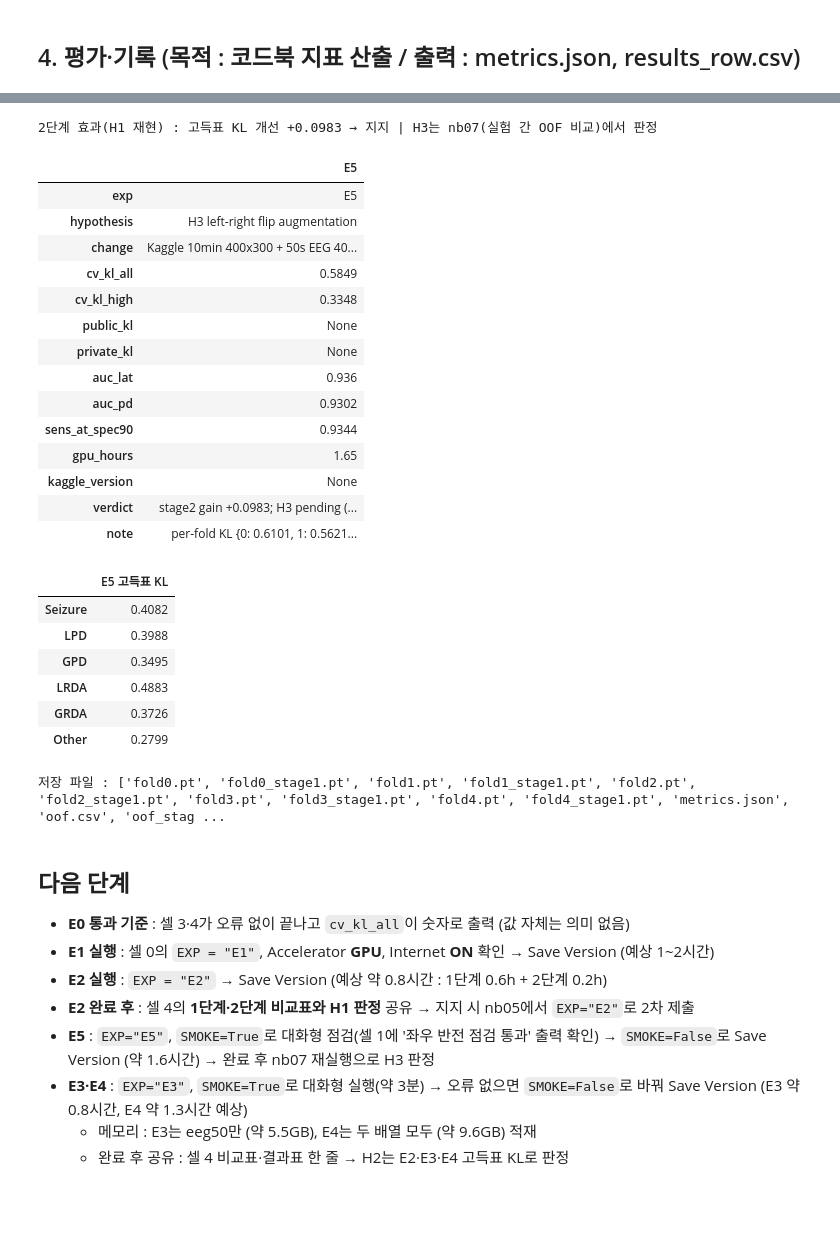
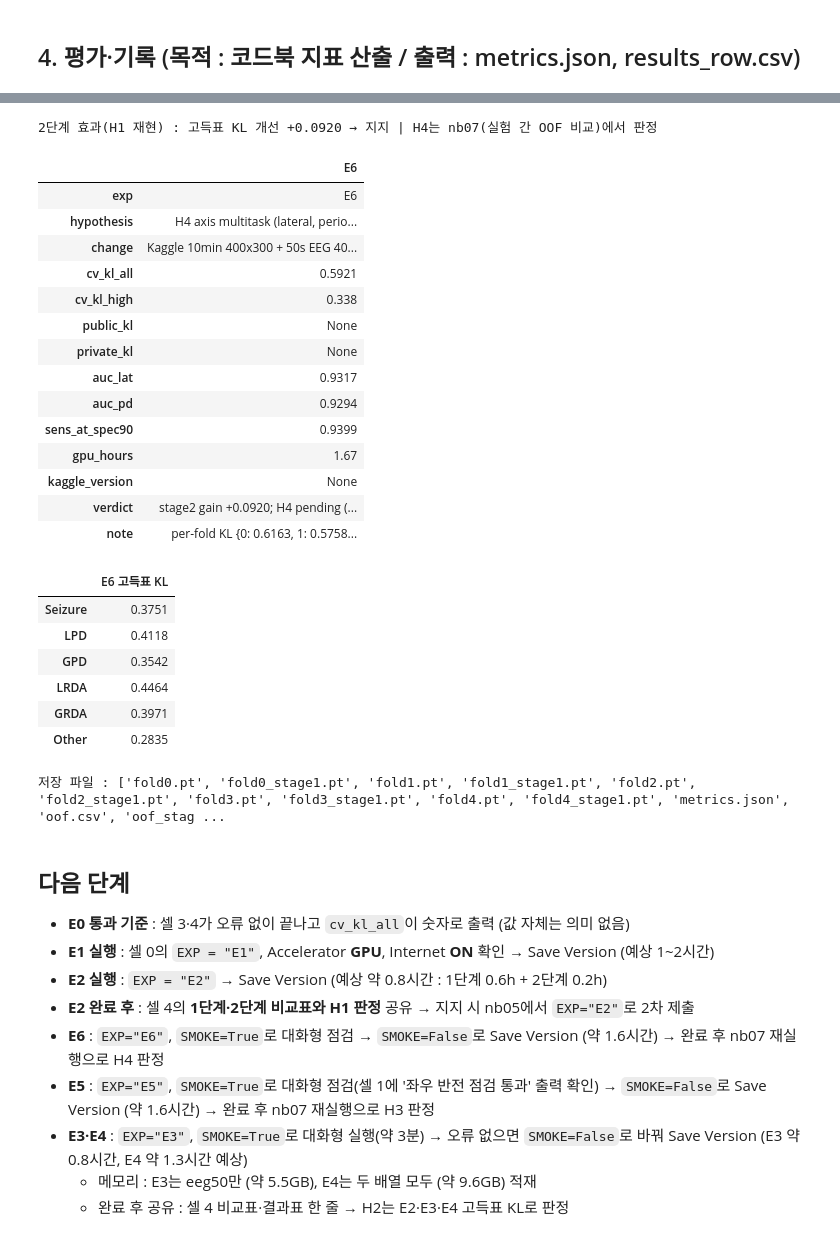
Before and after one commit to simplething4057/hms-eeg-profiling, a Jupyter notebook: nb04train.ipynb, the cells around one changed output, grey strips where cells are left out. Saved outputs shown, nothing was run; the diff lists cells and outputs as text; code cells hidden in the pictures; blank space fills up the shorter version.

Commit message:
Kaggle Notebook | Nb04_train | Version 8

```diff
--- a/nb04train.ipynb
+++ b/nb04train.ipynb
@@ -148,7 +154,8 @@ class HMSDataset(torch.utils.data.Dataset):
     def __init__(self, df, spec_arr, eeg_arr, flip=0.0):
         self.flip = flip                         # 학습 loader만 > 0 : 표본마다 확률 flip로 좌우 반전 (라벨 유지)
         self.rows = df["row"].to_numpy()
-        self.y = np.array(df[PROB_COLS].to_numpy(dtype=np.float32), copy=True)   # 쓰기 가능한 복사본 (pandas 읽기 전용 경고 방지)
+        cols = PROB_COLS + ["axis_lat", "axis_pd", "axis_mask"]        # 9열 : 6클래스 확률 + 축 보조 정답 2개 + 마스크
+        self.y = np.array(df[cols].fillna(0).to_numpy(dtype=np.float32), copy=True)   # 쓰기 가능한 복사본 (pandas 읽기 전용 경고 방지)
         self.spec, self.eeg = spec_arr, eeg_arr  # 메모리 배열 (워커는 fork로 복사 없이 공유)
 
     def __len__(self):
@@ -187,15 +192,24 @@ spec (1, 400, 300) | eeg (16, 10000) | 타깃 합 1.0
 # %%
 def make_model(pretrained):
     try:
-        bb = timm.create_model(HP["model"], pretrained=pretrained, in_chans=1, num_classes=len(CLASSES))
+        bb = timm.create_model(HP["model"], pretrained=pretrained, in_chans=1, num_classes=N_OUT)
     except Exception as e:
         print(f"[경고] 사전학습 가중치 로드 실패 → 무작위 초기화로 진행 ({type(e).__name__}). 인터넷 설정을 확인하세요.")
-        bb = timm.create_model(HP["model"], pretrained=False, in_chans=1, num_classes=len(CLASSES))
+        bb = timm.create_model(HP["model"], pretrained=False, in_chans=1, num_classes=N_OUT)
     return HMSNet(bb, SETTINGS["input"])            # 저장은 backbone만 (E1·E2 가중치 형식과 동일)
 
 def to_dev(s, e):
     return (s.to(DEVICE, non_blocking=True) if s.numel() else None,
             e.to(DEVICE, non_blocking=True) if e.numel() else None)
+
+def loss_fn(out, y):
+    """6클래스 KL + (E6) 보조 손실 : 편측·주기성 축 확률에 대한 BCE, axis_mask=0 구간(4개 패턴 득표 없음)은 제외."""
+    loss = kl_loss(out[:, :len(CLASSES)], y[:, :len(CLASSES)])
+    if AUX:
+        m = y[:, 8]
+        bce = F.binary_cross_entropy_with_logits(out[:, 6:8], y[:, 6:8], reduction="none").mean(dim=1)
+        loss = loss + AUX * (bce * m).sum() / m.sum().clamp(min=1.0)
+    return loss
 
 def kl_loss(logits, target):
     """대회 지표와 같은 방향의 손실 : KL(target || softmax(logits))."""
@@ -206,7 +220,9 @@ def predict(model, loader):
     model.eval(); out = []
     for s, e, _ in loader:
         with torch.autocast(device_type="cuda", enabled=DEVICE == "cuda"):
-            out.append(F.softmax(model(*to_dev(s, e)).float(), dim=1).cpu().numpy())
+            o = model(*to_dev(s, e)).float()
+            p = F.softmax(o[:, :len(CLASSES)], dim=1)
+            out.append(torch.cat([p, torch.sigmoid(o[:, len(CLASSES):])], dim=1).cpu().numpy())   # 6클래스 확률 (+ 축 확률)
     return np.concatenate(out)
 
 def make_loader(d, shuffle):
@@ -225,12 +241,12 @@ def run_stage(model, tr, va, epochs, lr, tag, k):
         for s, e, y in dl_tr:
             y = y.to(DEVICE, non_blocking=True)
             with torch.autocast(device_type="cuda", enabled=DEVICE == "cuda"):
-                loss = kl_loss(model(*to_dev(s, e)).float(), y)
+                loss = loss_fn(model(*to_dev(s, e)).float(), y)
             opt.zero_grad(set_to_none=True)
             scaler.scale(loss).backward(); scaler.step(opt); scaler.update(); sched.step()
             losses.append(loss.item())
         pred = predict(model, dl_va)
-        m = evaluate(va, pred)
+        m = evaluate(va, pred[:, :len(CLASSES)])
         print(f"  fold {k}{(' ' + tag) if tag else ''} ep {ep + 1}/{epochs} | n_train {len(tr):,} | train {np.mean(losses):.4f} | "
               f"val KL {m['kl_all']:.4f} (고득표 {m['kl_high']:.4f}) | {time.time() - t0:.0f}s", flush=True)
         if m[SETTINGS["select"]] < best:           # 선택 기준 최소 epoch 보관
@@ -255,7 +271,7 @@ def train_fold(k):
 # %% [markdown]
 ## 3. 학습 실행 (목적 : fold별 학습·OOF 수집 / 출력 : fold 가중치, oof.csv)
 # %%
-oof = np.full((len(meta), len(CLASSES)), np.nan, dtype=np.float32)
+oof = np.full((len(meta), N_OUT), np.nan, dtype=np.float32)
 oof_s1 = oof.copy()                                   # E2 : 1단계 OOF (H1 비교용)
 t_start = time.time()
 for k in SETTINGS["folds"]:
@@ -320,19 +336,20 @@ fold 4 완료 19.7분 | 누적 98.8분
 # %%
 done = ~np.isnan(oof).any(axis=1)
 ev = meta[done]
-metrics = evaluate(ev, oof[done], target_spec=CFG["eval"]["target_specificity"])
-per_fold = {int(k): round(evaluate(ev[ev.fold == k], oof[done][(ev.fold == k).to_numpy()])["kl_all"], 4)
+metrics = evaluate(ev, oof[done][:, :len(CLASSES)], target_spec=CFG["eval"]["target_specificity"])
+per_fold = {int(k): round(evaluate(ev[ev.fold == k], oof[done][(ev.fold == k).to_numpy(), :len(CLASSES)])["kl_all"], 4)
             for k in SETTINGS["folds"]}
 
 def save_oof(arr, name):
     pd.concat([ev[["eeg_id", "patient_id", "fold", "high_vote"] + PROB_COLS].reset_index(drop=True),
-               pd.DataFrame(arr[done], columns=[f"pred_{c}" for c in CLASSES])], axis=1).to_csv(OUT_DIR / name, index=False)
+               pd.DataFrame(arr[done], columns=[f"pred_{c}" for c in CLASSES] + (["aux_lat", "aux_pd"] if AUX else []))],
+              axis=1).to_csv(OUT_DIR / name, index=False)                          # E6 : 보조 헤드 축 확률도 저장 (R1 근거 후보)
 save_oof(oof, "oof.csv")
 
 verdict = None
 if SETTINGS["stage2"]:                                 # H1 : 같은 실행 안의 1단계 대비 2단계 개선량
     save_oof(oof_s1, "oof_stage1.csv")
-    m1 = evaluate(ev, oof_s1[done], target_spec=CFG["eval"]["target_specificity"])
+    m1 = evaluate(ev, oof_s1[done][:, :len(CLASSES)], target_spec=CFG["eval"]["target_specificity"])
     delta = m1["kl_high"] - metrics["kl_high"]
     verdict = "지지" if delta >= 0.03 else ("방향 일치·약함" if delta > 0 else "기각")
     cmp = pd.DataFrame({"1단계(전체)": m1, "2단계(고득표 미세조정)": metrics}).loc[
@@ -346,7 +363,7 @@ if SETTINGS["stage2"]:                                 # H1 : 같은 실행 안
         verdict = f"stage2 gain {delta:+.4f}; {h} pending (nb07)"
 
 record = {"exp": EXP, "hypothesis": HYPOTHESIS,
-          "change": f"{INPUT_DESC} -> EfficientNet-B0 (in_chans=1)" + (f" | LR flip p={SETTINGS['flip']}" if SETTINGS["flip"] else "")
+          "change": f"{INPUT_DESC} -> EfficientNet-B0 (in_chans=1)" + (f" | LR flip p={SETTINGS['flip']}" if SETTINGS["flip"] else "") + (f" | aux heads (lat, pd) BCE x{AUX}" if AUX else "")
                     + (" | stage2: high-vote fine-tune 3ep, lr x0.1" if SETTINGS["stage2"] else ""),
           "cv_kl_all": round(metrics["kl_all"], 4), "cv_kl_high": round(metrics["kl_high"], 4),
           "public_kl": None, "private_kl": None,
@@ -362,7 +379,7 @@ display(pd.DataFrame([record]).T.rename(columns={0: EXP}))
 
 # 클래스별 고득표 KL (H3 등 판정 유형별 비교용 : 실험 간 비교는 nb07에서)
 hv_ = ev.high_vote.to_numpy().astype(bool)
-yv, pv = ev[PROB_COLS].to_numpy(), oof[done]
+yv, pv = ev[PROB_COLS].to_numpy(), oof[done][:, :len(CLASSES)]
 def _kl_rows(y, p, eps=1e-15):
     y, p = np.clip(y, eps, 1), np.clip(p, eps, 1)
     return (y * np.log(y / p)).sum(axis=1)
@@ -380,26 +397,26 @@ print("저장 파일 :", sorted(p.name for p in OUT_DIR.iterdir()))
-2단계 효과(H1 재현) : 고득표 KL 개선 +0.0983 → 지지 | H3는 nb07(실험 간 OOF 비교)에서 판정
+2단계 효과(H1 재현) : 고득표 KL 개선 +0.0920 → 지지 | H4는 nb07(실험 간 OOF 비교)에서 판정
-|  | E5 |
-| exp | E5 |
-| hypothesis | H3 left-right flip augmentation |
+|  | E6 |
+| exp | E6 |
+| hypothesis | H4 axis multitask (lateral, perio... |
 | change | Kaggle 10min 400x300 + 50s EEG 40... |
-| cv_kl_all | 0.5849 |
-| cv_kl_high | 0.3348 |
+| cv_kl_all | 0.5921 |
+| cv_kl_high | 0.338 |
 | public_kl | None |
 | private_kl | None |
-| auc_lat | 0.936 |
-| auc_pd | 0.9302 |
-| sens_at_spec90 | 0.9344 |
-| gpu_hours | 1.65 |
+| auc_lat | 0.9317 |
+| auc_pd | 0.9294 |
+| sens_at_spec90 | 0.9399 |
+| gpu_hours | 1.67 |
 | kaggle_version | None |
-| verdict | stage2 gain +0.0983; H3 pending (... |
-| note | per-fold KL {0: 0.6101, 1: 0.5621... |
+| verdict | stage2 gain +0.0920; H4 pending (... |
+| note | per-fold KL {0: 0.6163, 1: 0.5758... |
-|  | E5 고득표 KL |
-| Seizure | 0.4082 |
-| LPD | 0.3988 |
-| GPD | 0.3495 |
-| LRDA | 0.4883 |
-| GRDA | 0.3726 |
-| Other | 0.2799 |
+|  | E6 고득표 KL |
+| Seizure | 0.3751 |
+| LPD | 0.4118 |
+| GPD | 0.3542 |
+| LRDA | 0.4464 |
+| GRDA | 0.3971 |
+| Other | 0.2835 |
 저장 파일 : ['fold0.pt', 'fold0_stage1.pt', 'fold1.pt', 'fold1_stage1.pt', 'fold2.pt', 'fold2_stage1.pt', 'fold3.pt', 'fold3_stage1.pt', 'fold4.pt', 'fold4_stage1.pt', 'metrics.json', 'oof.csv', 'oof_stag ...
 # %% [markdown]
 ## 다음 단계
@@ -407,6 +424,7 @@ print("저장 파일 :", sorted(p.name for p in OUT_DIR.iterdir()))
 - **E1 실행** : 셀 0의 `EXP = "E1"`, Accelerator **GPU**, Internet **ON** 확인 → Save Version (예상 1~2시간)
 - **E2 실행** : `EXP = "E2"` → Save Version (예상 약 0.8시간 : 1단계 0.6h + 2단계 0.2h)
 - **E2 완료 후** : 셀 4의 **1단계·2단계 비교표와 H1 판정** 공유 → 지지 시 nb05에서 `EXP="E2"`로 2차 제출
+- **E6** : `EXP="E6"`, `SMOKE=True`로 대화형 점검 → `SMOKE=False`로 Save Version (약 1.6시간) → 완료 후 nb07 재실행으로 H4 판정
 - **E5** : `EXP="E5"`, `SMOKE=True`로 대화형 점검(셀 1에 '좌우 반전 점검 통과' 출력 확인) → `SMOKE=False`로 Save Version (약 1.6시간) → 완료 후 nb07 재실행으로 H3 판정
 - **E3·E4** : `EXP="E3"`, `SMOKE=True`로 대화형 실행(약 3분) → 오류 없으면 `SMOKE=False`로 바꿔 Save Version (E3 약 0.8시간, E4 약 1.3시간 예상)
   - 메모리 : E3는 eeg50만 (약 5.5GB), E4는 두 배열 모두 (약 9.6GB) 적재
```
Also changed, not shown: parts of 6 cells of this notebook.
